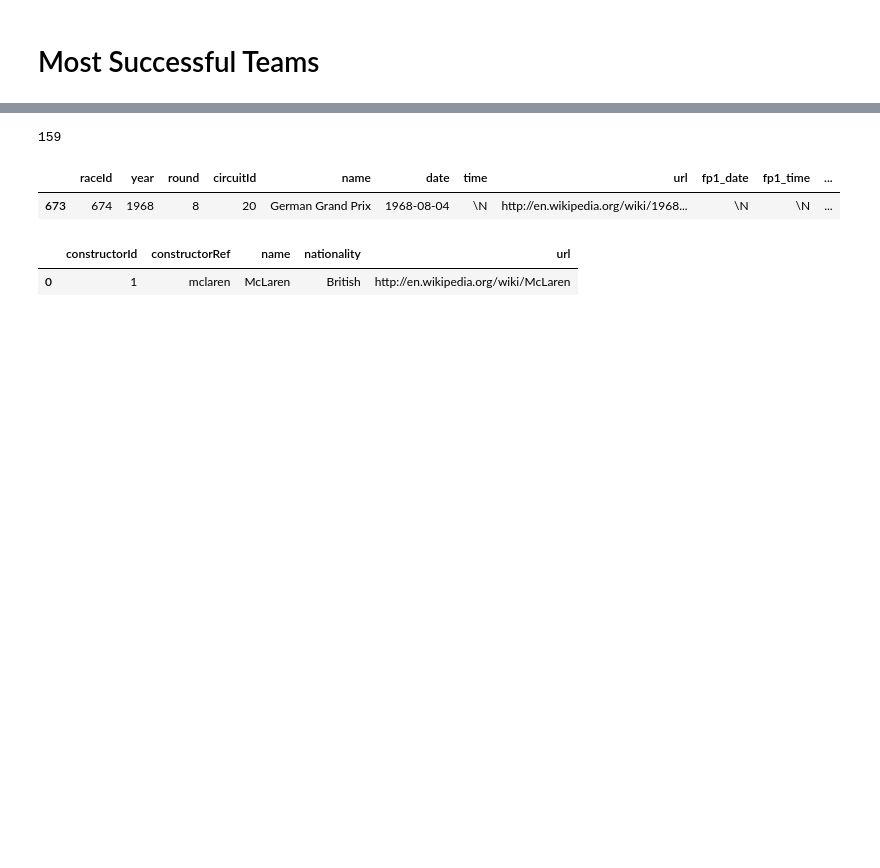
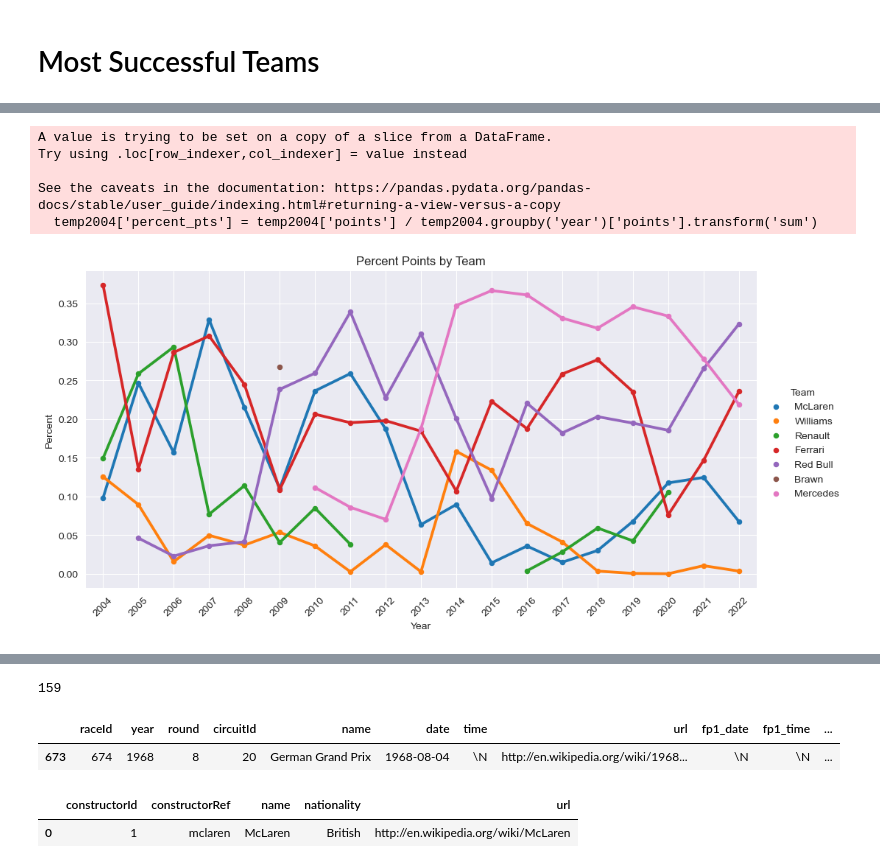
Before and after one commit to austin-mccollum/nycdsa_python_project, a Jupyter notebook: all_time_performance_analysis.ipynb, the cells around one changed output, grey strips where cells are left out. Drawn from its saved outputs; the diff is of its cells as text; code cells hidden in the pictures; blank space fills up the shorter version.

```diff
--- a/all_time_performance_analysis.ipynb
+++ b/all_time_performance_analysis.ipynb
@@ -88,6 +83,6 @@ df
 # %%
-df['race_number'] = df.groupby('constructorId').cumcount()+1
-df['season_number'] = df.groupby(['constructorId', 'year']).ngroup()+1
+# df['race_number'] = df.groupby('constructorId').cumcount()+1
+# df['season_number'] = df.groupby(['constructorId', 'year']).ngroup()+1 # this didn't work...
 # %%
 # add column indicating number of rounds each year
 df['total_rounds'] = df.groupby('year')['round'].transform('max')
@@ -120,4 +104,0 @@ plt.show()
-# %%
-# subset data by winning constructors only
-df_con_champs = df_finalround.loc[df.position==1]
-df['championship_number'] = df_con_champs.groupby('constructorId').cumcount()+1
@@ -139,0 +115,23 @@ df_con_champs
+# %%
+# subset data to show 2004 to present
+temp2004 = df_final.loc[df.year>=2004]
+# %%
+# create a column that indicates the percent of total points for each team, each year
+temp2004['percent_pts'] = temp2004['points'] / temp2004.groupby('year')['points'].transform('sum')
+# %% [output]
+A value is trying to be set on a copy of a slice from a DataFrame.
+Try using .loc[row_indexer,col_indexer] = value instead
+
+See the caveats in the documentation: https://pandas.pydata.org/pandas-docs/stable/user_guide/indexing.html#returning-a-view-versus-a-copy
+  temp2004['percent_pts'] = temp2004['points'] / temp2004.groupby('year')['points'].transform('sum')
+# %%
+# .loc[temp2004['total_champs'] > 0]
+fig = sns.catplot(data=temp2004.loc[temp2004['total_champs'] > 0], legend=False, kind='point', x='year', hue='name_co', y='percent_pts', markers='.', aspect=2)
+fig.add_legend(title='Team')
+fig.set(title='Percent Points by Team')
+fig.set_axis_labels('Year', 'Percent')
+fig.set_xticklabels(rotation=45)
+fig.ax.grid(color='white')
+plt.show()
+# %% [output]
+[figure, added]
```
Also changed, not shown: parts of 13 cells of this notebook.
